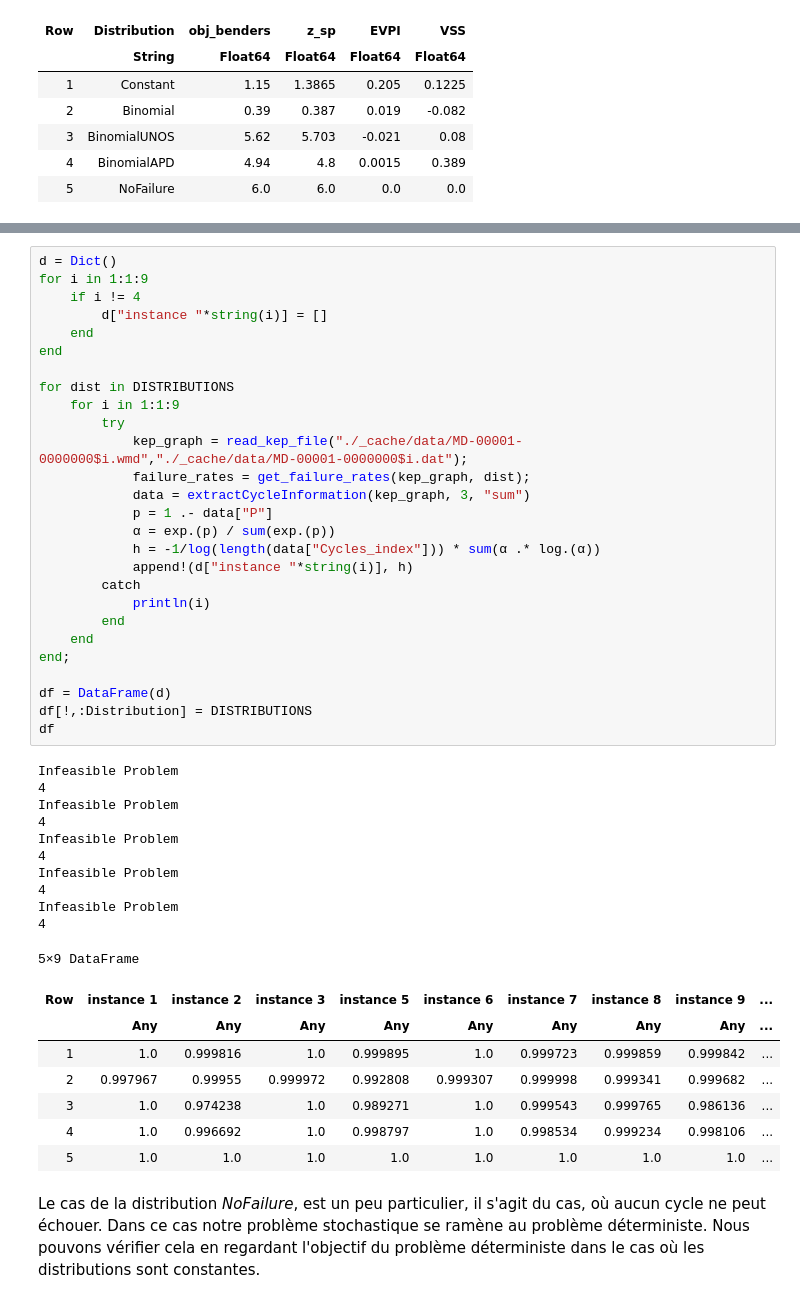
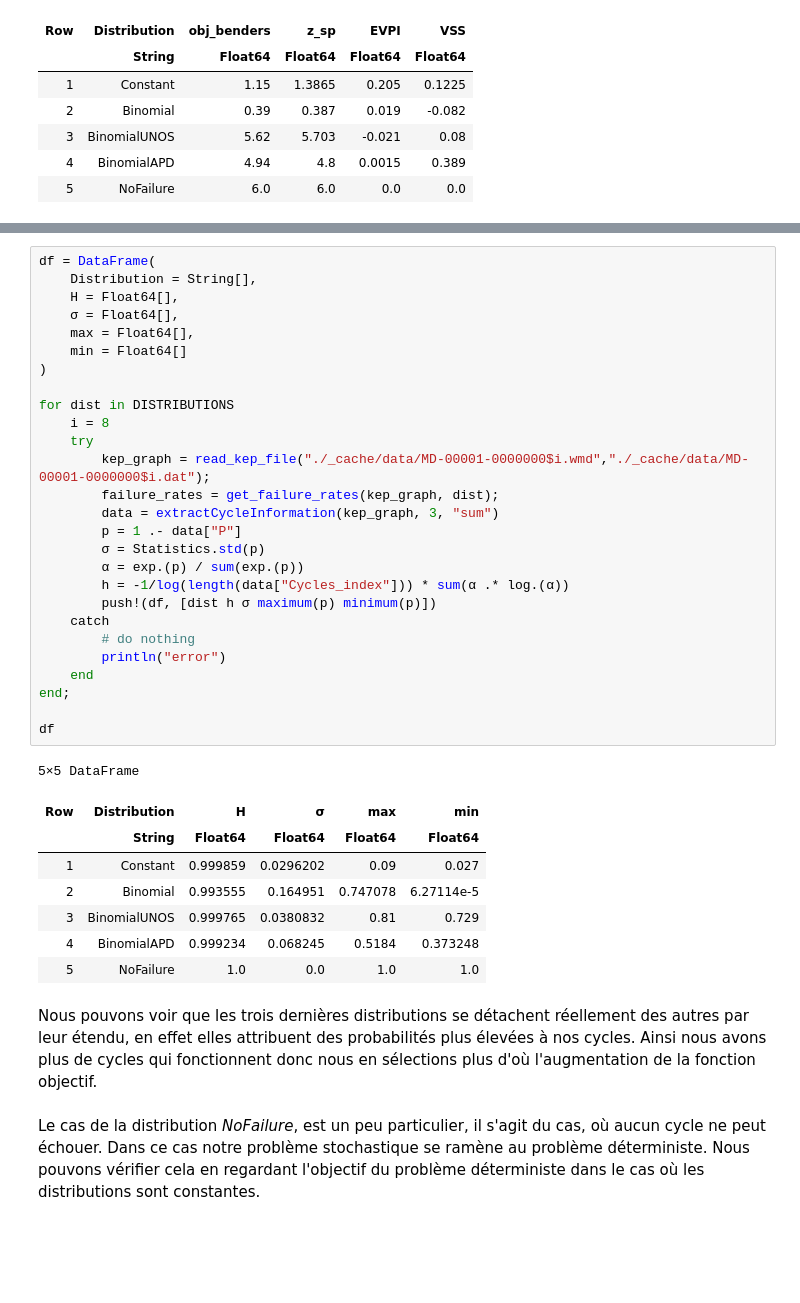
Before and after one commit to lolofo/KidneyExchangeProgram, a Jupyter notebook: notebook/Projet_Stochastic_KEP.ipynb, the cells around one changed output, grey strips where cells are left out. Saved outputs shown, nothing was run; the diff lists cells and outputs as text; blank space fills up the shorter version.

```diff
--- a/notebook/Projet_Stochastic_KEP.ipynb
+++ b/notebook/Projet_Stochastic_KEP.ipynb
@@ -634,49 +654,41 @@ Dans la cellule suivante sur plusieurs examples, nous allons calculer l'entropie
 # %%
-d = Dict()
-for i in 1:1:9
-    if i != 4
-        d["instance "*string(i)] = []
-    end
-end
+df = DataFrame(
+    Distribution = String[],
+    H = Float64[],
+    σ = Float64[],
+    max = Float64[],
+    min = Float64[]
+)
 
 for dist in DISTRIBUTIONS
-    for i in 1:1:9
-        try
-            kep_graph = read_kep_file("./_cache/data/MD-00001-0000000$i.wmd","./_cache/data/MD-00001-0000000$i.dat");
-            failure_rates = get_failure_rates(kep_graph, dist);
-            data = extractCycleInformation(kep_graph, 3, "sum")
-            p = 1 .- data["P"]
-            α = exp.(p) / sum(exp.(p))
-            h = -1/log(length(data["Cycles_index"])) * sum(α .* log.(α))
-            append!(d["instance "*string(i)], h)
-        catch
-            println(i)
-        end
+    i = 8
+    try
+        kep_graph = read_kep_file("./_cache/data/MD-00001-0000000$i.wmd","./_cache/data/MD-00001-0000000$i.dat");
+        failure_rates = get_failure_rates(kep_graph, dist);
+        data = extractCycleInformation(kep_graph, 3, "sum")
+        p = 1 .- data["P"]
+        σ = Statistics.std(p)
+        α = exp.(p) / sum(exp.(p))
+        h = -1/log(length(data["Cycles_index"])) * sum(α .* log.(α))
+        push!(df, [dist h σ maximum(p) minimum(p)])
+    catch
+        # do nothing
+        println("error")
     end
 end;
 
-df = DataFrame(d)
-df[!,:Distribution] = DISTRIBUTIONS
 df
 # %% [output]
-Infeasible Problem
-4
-Infeasible Problem
-4
-Infeasible Problem
-4
-Infeasible Problem
-4
-Infeasible Problem
-4
+5×5 DataFrame
-5×9 DataFrame
-| Row | instance 1 | instance 2 | instance 3 | instance 5 | instance 6 | instance 7 | instance 8 | instance 9 | ... |
-|  | Any | Any | Any | Any | Any | Any | Any | Any | ... |
-| 1 | 1.0 | 0.999816 | 1.0 | 0.999895 | 1.0 | 0.999723 | 0.999859 | 0.999842 | ... |
-| 2 | 0.997967 | 0.99955 | 0.999972 | 0.992808 | 0.999307 | 0.999998 | 0.999341 | 0.999682 | ... |
-| 3 | 1.0 | 0.974238 | 1.0 | 0.989271 | 1.0 | 0.999543 | 0.999765 | 0.986136 | ... |
-| 4 | 1.0 | 0.996692 | 1.0 | 0.998797 | 1.0 | 0.998534 | 0.999234 | 0.998106 | ... |
-| 5 | 1.0 | 1.0 | 1.0 | 1.0 | 1.0 | 1.0 | 1.0 | 1.0 | ... |
+| Row | Distribution | H | σ | max | min |
+|  | String | Float64 | Float64 | Float64 | Float64 |
+| 1 | Constant | 0.999859 | 0.0296202 | 0.09 | 0.027 |
+| 2 | Binomial | 0.993555 | 0.164951 | 0.747078 | 6.27114e-5 |
+| 3 | BinomialUNOS | 0.999765 | 0.0380832 | 0.81 | 0.729 |
+| 4 | BinomialAPD | 0.999234 | 0.068245 | 0.5184 | 0.373248 |
+| 5 | NoFailure | 1.0 | 0.0 | 1.0 | 1.0 |
+# %% [markdown]
+Nous pouvons voir que les trois dernières distributions se détachent réellement des autres par leur étendu, en effet elles attribuent des probabilités plus élevées à nos cycles. Ainsi nous avons plus de cycles qui fonctionnent donc nous en sélections plus d'où l'augmentation de la fonction objectif.
 # %% [markdown]
 Le cas de la distribution *NoFailure*, est un peu particulier, il s'agit du cas, où aucun cycle ne peut échouer. Dans ce cas notre problème stochastique se ramène au problème déterministe.
 Nous pouvons vérifier cela en regardant l'objectif du problème déterministe dans le cas où les distributions sont constantes.
```
Also changed, not shown: parts of 14 cells of this notebook.
